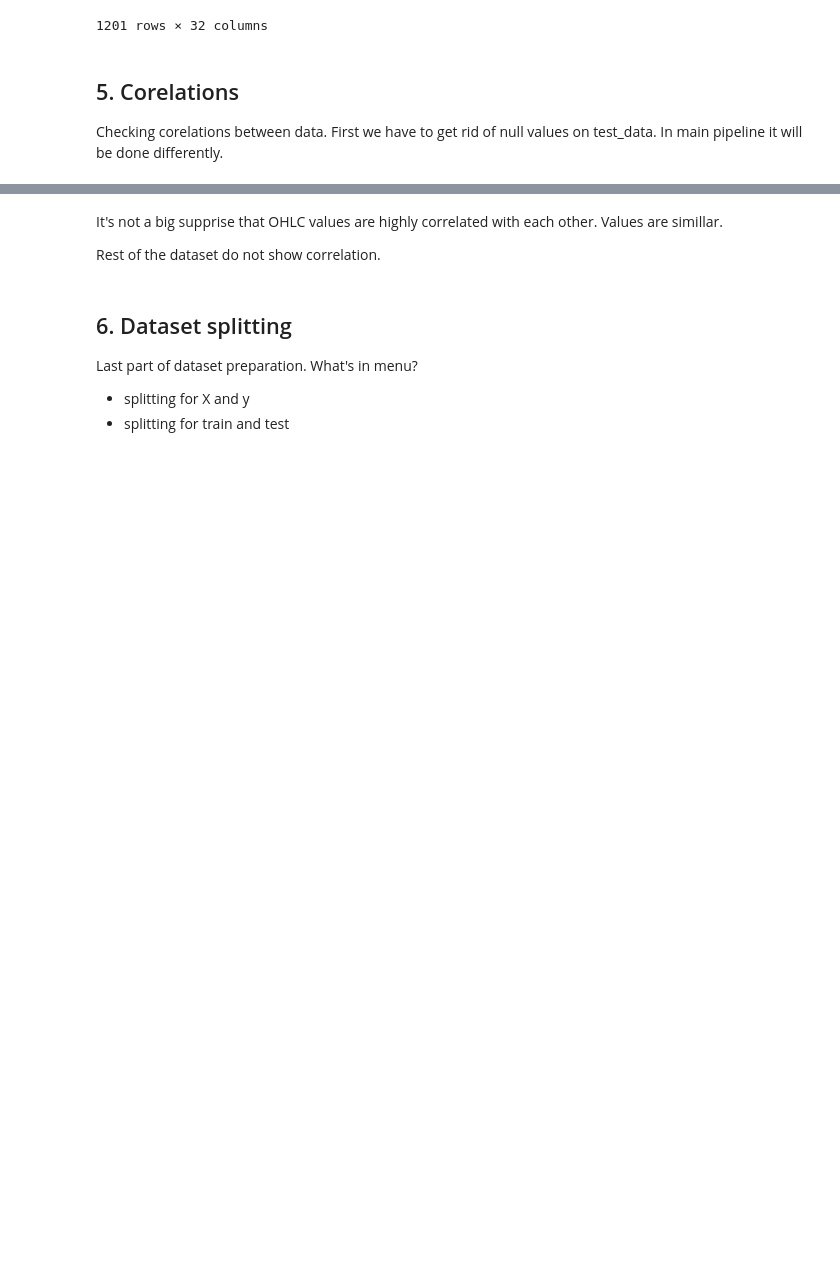
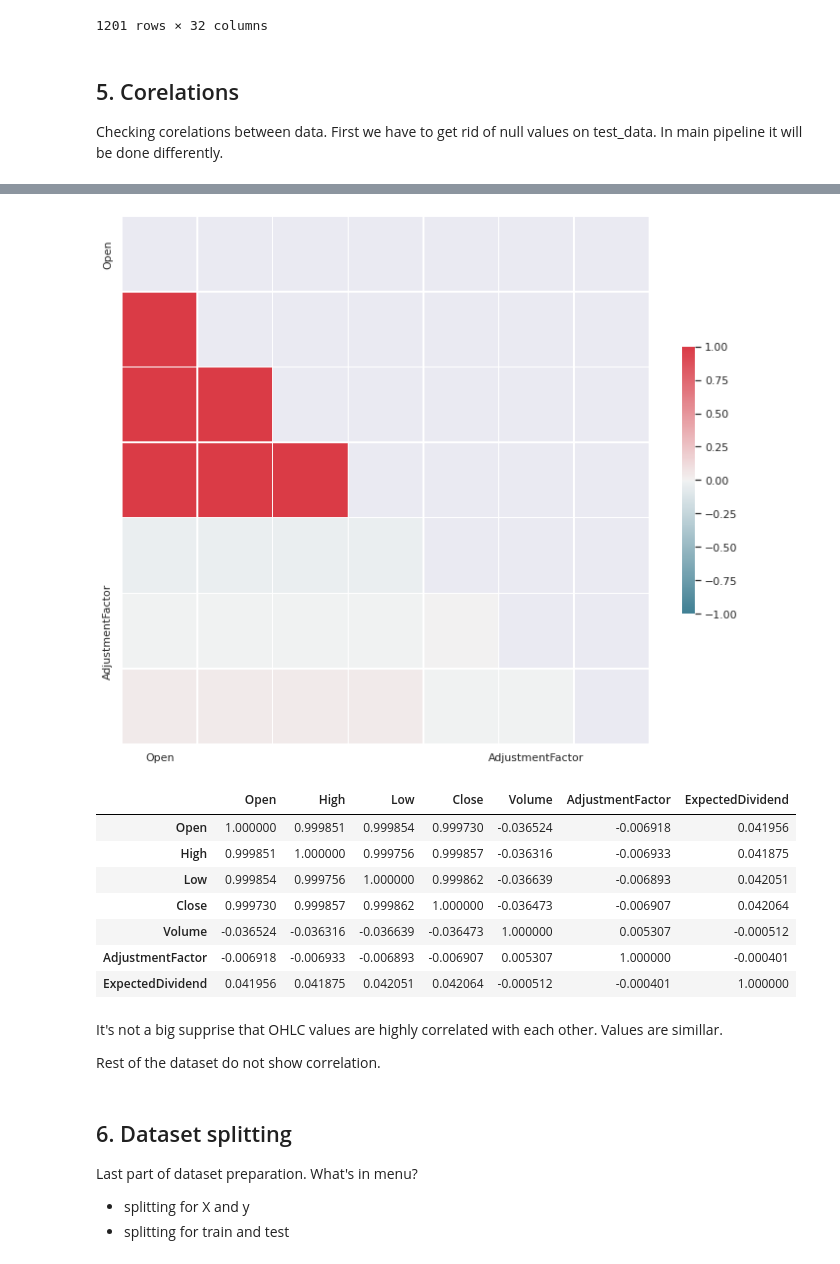
Before and after one commit to velblu/Tokyo-Stock-Exchange-Predictions, a Jupyter notebook: jpx_prediction.ipynb, the cells around one changed output, grey strips where cells are left out. Cells and saved outputs as stored; diff of their text form; code cells hidden in the pictures; blank space fills up the shorter version.

```diff
--- a/jpx_prediction.ipynb
+++ b/jpx_prediction.ipynb
@@ -1083,6 +1083,6 @@ Checking corelations between data.
 First we have to get rid of null values on test_data. In main pipeline it will be done differently.
 # %%
 # new dataset for corr
-# corr_data = data.copy()
+corr_data = data.copy()
 # %%
 # check nulls
@@ -1104,22 +1157,22 @@ First we have to get rid of null values on test_data. In main pipeline it will b
 # %%
-# sns.set(style="darkgrid")
+sns.set(style="darkgrid")
 
-# turned off - i do not have enough memory to compute..
-# corr = corr_data.corr()
+corr = corr_data.corr()
 
 # Generate a mask for the upper triangle
-# mask = np.zeros_like(corr, dtype=np.bool)
-# mask[np.triu_indices_from(mask)] = True
+mask = np.zeros_like(corr, dtype=np.bool)
+mask[np.triu_indices_from(mask)] = True
 
 # Set up the matplotlib figure
-# f, ax = plt.subplots(figsize=(12, 10))
+f, ax = plt.subplots(figsize=(12, 10))
 
 # Generate a custom diverging colormap
-# cmap = sns.diverging_palette(220., 10., as_cmap=True)
+cmap = sns.diverging_palette(220., 10., as_cmap=True)
 
 # Draw the heatmap with the mask and correct aspect ratio
-# sns.heatmap(corr, mask=mask, cmap=cmap, vmin=-1, vmax=1,
-            # square=True, xticklabels=5, yticklabels=5,
-            # linewidths=.5, cbar_kws={"shrink": .5}, ax=ax)
-# plt.show()
-# corr
+sns.heatmap(corr, mask=mask, cmap=cmap, vmin=-1, vmax=1,
+            square=True, xticklabels=5, yticklabels=5,
+            linewidths=.5, cbar_kws={"shrink": .5}, ax=ax)
+plt.show()
+corr
+# %% [output]
@@ -1126,3 +1181,12 @@ First we have to get rid of null values on test_data. In main pipeline it will b
+[figure, added]
+|  | Open | High | Low | Close | Volume | AdjustmentFactor | ExpectedDividend |
+| Open | 1.000000 | 0.999851 | 0.999854 | 0.999730 | -0.036524 | -0.006918 | 0.041956 |
+| High | 0.999851 | 1.000000 | 0.999756 | 0.999857 | -0.036316 | -0.006933 | 0.041875 |
+| Low | 0.999854 | 0.999756 | 1.000000 | 0.999862 | -0.036639 | -0.006893 | 0.042051 |
+| Close | 0.999730 | 0.999857 | 0.999862 | 1.000000 | -0.036473 | -0.006907 | 0.042064 |
+| Volume | -0.036524 | -0.036316 | -0.036639 | -0.036473 | 1.000000 | 0.005307 | -0.000512 |
+| AdjustmentFactor | -0.006918 | -0.006933 | -0.006893 | -0.006907 | 0.005307 | 1.000000 | -0.000401 |
+| ExpectedDividend | 0.041956 | 0.041875 | 0.042051 | 0.042064 | -0.000512 | -0.000401 | 1.000000 |
 # %% [markdown]
 It's not a big supprise that OHLC values are highly correlated with each other. Values are simillar.
 
```
Also changed, not shown: parts of 20 cells of this notebook.
